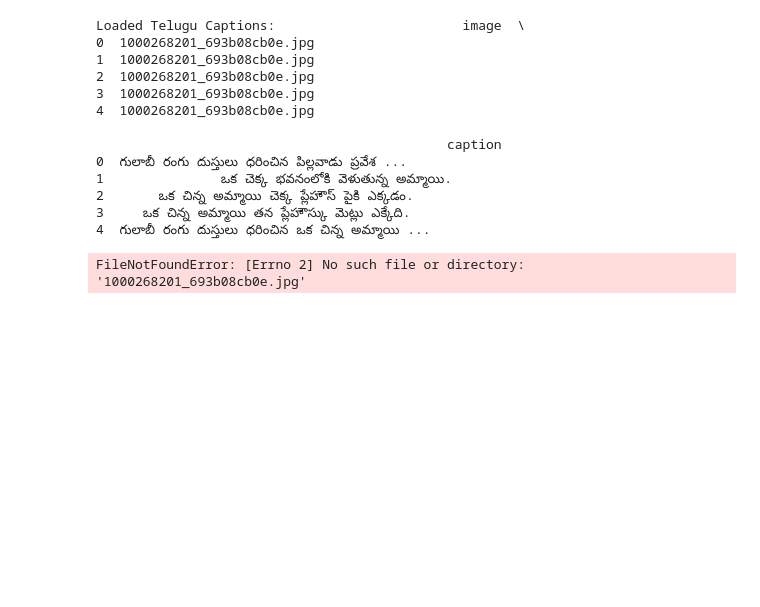
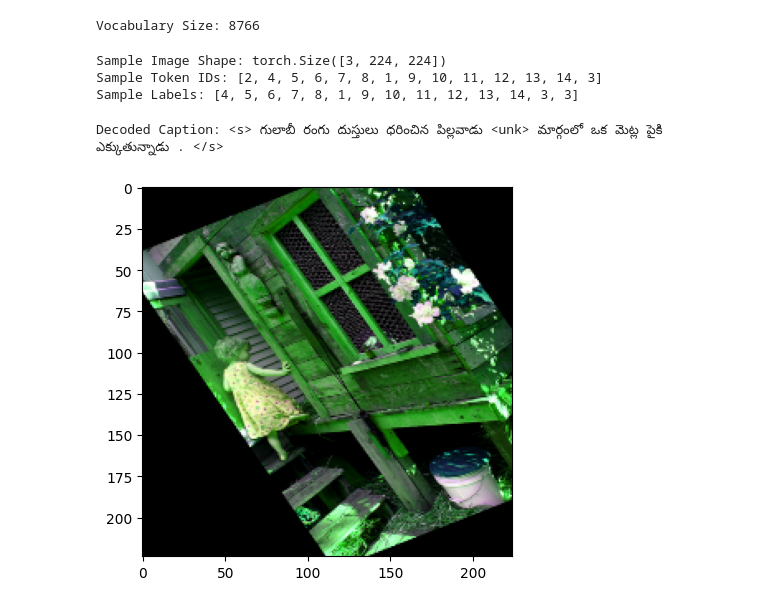
Before and after one commit to Sireey/randomm, a Jupyter notebook: latest.ipynb, the cells around one changed output. Saved outputs shown, nothing was run; the diff lists cells and outputs as text; code cells hidden in the pictures; blank space fills up the shorter version.

Commit message:
edited tokenizer and vocab scheme

```diff
--- a/latest.ipynb
+++ b/latest.ipynb
@@ -52,3 +60,30 @@ class TeluguDataset:
+# %%
+def build_vocab(df, min_freq=2):
+    word_freq = Counter()
+
+    # Tokenize captions and count word occurrences
+    for caption in df["caption"]:
+        tokens = indic_tokenize.trivial_tokenize(caption, lang='te')
+        word_freq.update(tokens)
+
+    # Keep only words that appear at least `min_freq` times
+    vocab_words = [word for word, freq in word_freq.items() if freq >= min_freq]
+
+    # Create vocab mapping
+    vocab = {word: idx for idx, word in enumerate(vocab_words, start=4)}
+
+    # Add special tokens
+    vocab["<pad>"] = 0
+    vocab["<unk>"] = 1
+    vocab["<s>"] = 2
+    vocab["</s>"] = 3
+
+    return vocab
+# %%
+vocab = build_vocab(df, min_freq=2)  # Adjust `min_freq` as needed
+print("Vocabulary Size:", len(vocab))
+# %% [output]
+Vocabulary Size: 8766
 # %%
 def collate_fn(batch):
     images = [i[0] for i in batch]
@@ -91,27 +126,13 @@ train_tfms = A.Compose([
 telugu_captions = load_telugu_captions("D:/ict/Data/fl8telugu.txt")
 
 # Convert to DataFrame
-df = pd.DataFrame(
-    [{"image": img, "caption": caption} for img, captions in telugu_captions.items() for caption in captions]
-)
-
-print("Loaded Telugu Captions:", df.head())
+df = pd.DataFrame([
+    {"image": f"D:/ict/Data/Images/{img}", "caption": caption}
+    for img, captions in telugu_captions.items()
+    for caption in captions
+])
-# %% [output]
-Loaded Telugu Captions:                        image  \
-0  1000268201_693b08cb0e.jpg
-1  1000268201_693b08cb0e.jpg
-2  1000268201_693b08cb0e.jpg
-3  1000268201_693b08cb0e.jpg
-4  1000268201_693b08cb0e.jpg
-
-                                             caption
-0  గులాబీ రంగు దుస్తులు ధరించిన పిల్లవాడు ప్రవేశ ...
-1               ఒక చెక్క భవనంలోకి వెళుతున్న అమ్మాయి.
-2       ఒక చిన్న అమ్మాయి చెక్క ప్లేహౌస్ పైకి ఎక్కడం.
-3     ఒక చిన్న అమ్మాయి తన ప్లేహౌస్కు మెట్లు ఎక్కేది.
-4  గులాబీ రంగు దుస్తులు ధరించిన ఒక చిన్న అమ్మాయి ...
 # %%
-dataset = TeluguDataset(df, train_tfms)
+dataset = TeluguDataset(df, train_tfms, vocab)
 
 # Test Preprocessing
 sample_image, sample_input_ids, sample_labels = dataset[0]
@@ -120,4 +141,22 @@ print("Sample Image Shape:", sample_image.shape)
 print("Sample Token IDs:", sample_input_ids)
 print("Sample Labels:", sample_labels)
 # %% [output]
-FileNotFoundError: [Errno 2] No such file or directory: '1000268201_693b08cb0e.jpg'
+Sample Image Shape: torch.Size([3, 224, 224])
+Sample Token IDs: [2, 4, 5, 6, 7, 8, 1, 9, 10, 11, 12, 13, 14, 3]
+Sample Labels: [4, 5, 6, 7, 8, 1, 9, 10, 11, 12, 13, 14, 3, 3]
+# %%
+idx_to_word = {idx: word for word, idx in vocab.items()}
+tokens = [idx_to_word[idx] for idx in sample_input_ids]
+print("Decoded Caption:", " ".join(tokens))
+# %% [output]
+Decoded Caption: <s> గులాబీ రంగు దుస్తులు ధరించిన పిల్లవాడు <unk> మార్గంలో ఒక మెట్ల పైకి ఎక్కుతున్నాడు . </s>
+# %%
+import matplotlib.pyplot as plt
+import torchvision.transforms as T
+
+img = sample_image.permute(1, 2, 0).numpy()  # Convert to (H, W, C)
+img = (img * 0.5) + 0.5  # De-normalize (assuming mean=0.5, std=0.5)
+plt.imshow(img)
+plt.show()
+# %% [output]
+[figure, added]
```
Also changed, not shown: parts of 3 cells of this notebook.
